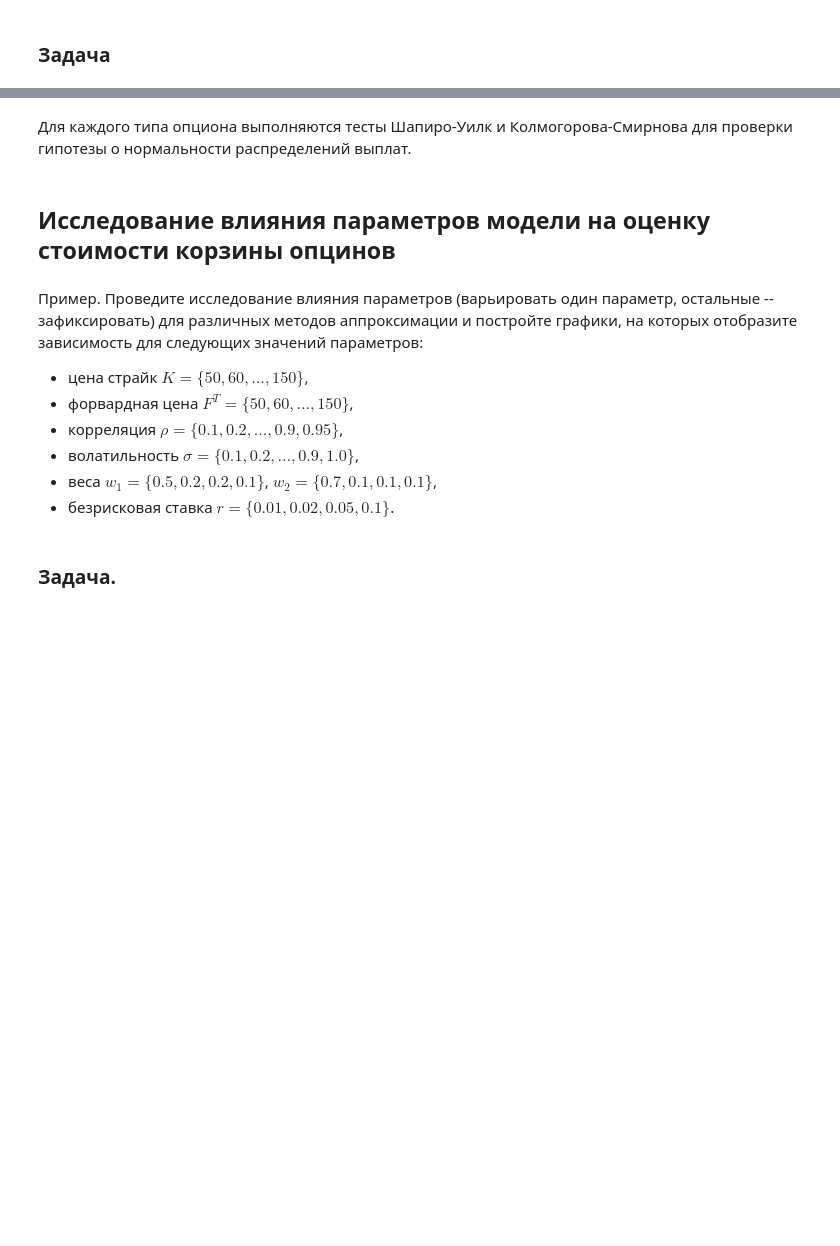
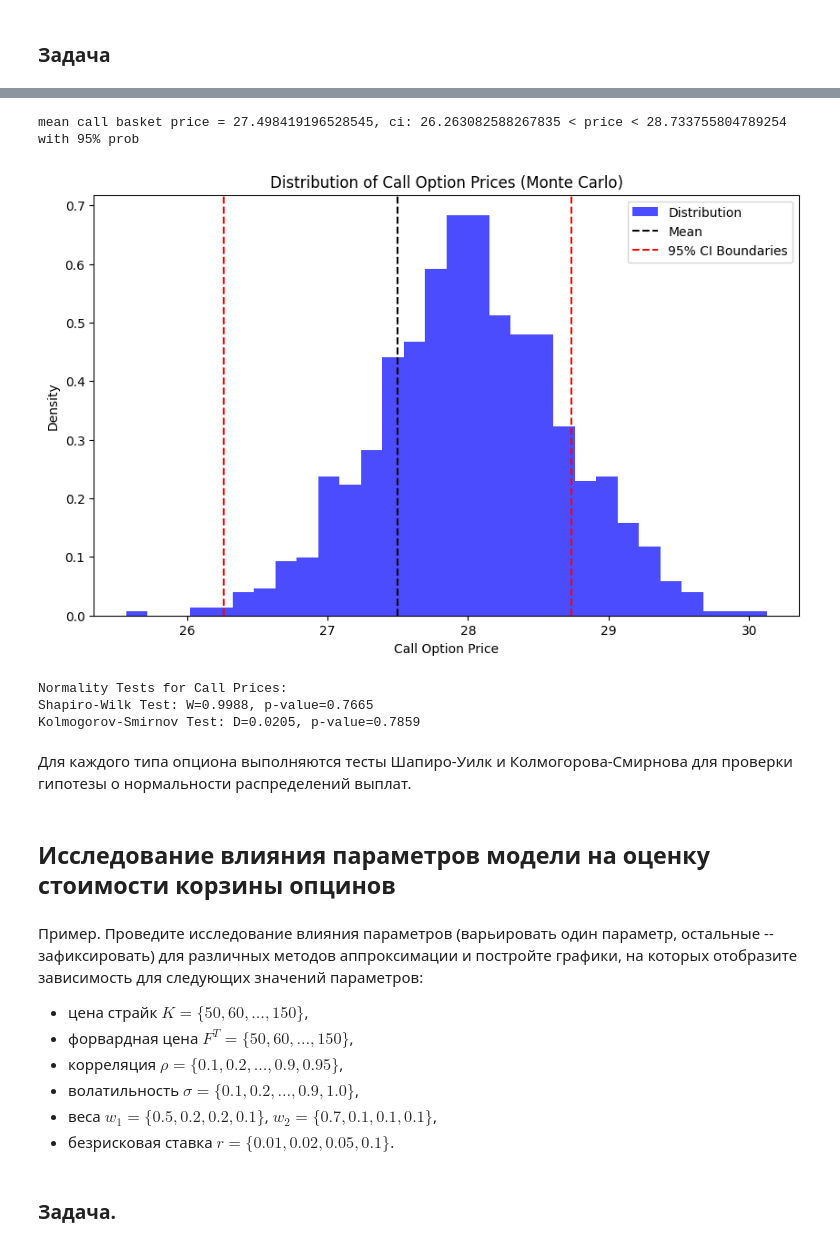
Before and after one commit to vADALVv/Hybrid_and_structural_financial_instruments, a Jupyter notebook: lab_5_GSFP.ipynb, the cells around one changed output, grey strips where cells are left out. Drawn from its saved outputs; the diff is of its cells as text; code cells hidden in the pictures; blank space fills up the shorter version.

```diff
--- a/lab_5_GSFP.ipynb
+++ b/lab_5_GSFP.ipynb
@@ -477,3 +369,75 @@ mean basket price = 37.608497299084796, ci: 37.56316538969251 < price < 37.65382
+# %%
+def MC_basket_call_with_std(S, K, T, w, r, q, rho, sigma, N_mc):
+    n = len(w)
+    COV = sigma.T * rho * sigma
+    W = np.random.multivariate_normal(np.zeros(n), COV, size=N_mc) * np.sqrt(T)
+    B_T = np.zeros(N_mc)
+    for k in range(0, n):
+        B_T += S[k] * np.exp((r - q[k] - sigma[k]**2 / 2) * T + W[:, k]) * w[k]
+    payoff = np.maximum(B_T - K, 0)
+    mean = np.mean(payoff) * np.exp(-r * T)
+    std = np.std(payoff) * np.exp(-r * T)
+    return mean, std
+
+def CI_MC(price, price_std, N_mc):
+    lo = price - norm.ppf(0.975) * price_std / np.sqrt(N_mc)
+    hi = price + norm.ppf(0.975) * price_std / np.sqrt(N_mc)
+    print(f"mean call basket price = {price}, ci: {lo} < price < {hi} with 95% prob")
+    return lo, hi
+
+T = 5
+r = 0
+K = 100
+N = 4
+
+rho0 = 0.5
+rho = np.ones((N, N)) * rho0 + np.diag(np.ones(N)) * (1 - rho0)
+S0 = 100
+S = np.ones(N) * S0
+F = np.ones(N) * S0 * np.exp(r * T)
+w = np.ones(N) / N
+q = np.zeros(N)
+sigma = np.ones(N) * 0.4
+
+N_mc = 10000
+
+# Выполнение моделирования
+MC_call, MC_std = MC_basket_call_with_std(S, K, T, w, r, q, rho, sigma, N_mc)
+CI_lo, CI_hi = CI_MC(MC_call, MC_std, N_mc)
+
+# Генерация данных для гистограммы
+n_simulations = 1000
+call_estimates = []
+for _ in range(n_simulations):
+    mean, _ = MC_basket_call_with_std(S, K, T, w, r, q, rho, sigma, N_mc)
+    call_estimates.append(mean)
+call_estimates = np.array(call_estimates)
+
+# Построение гистограммы
+plt.figure(figsize=(10, 6))
+plt.hist(call_estimates, bins=30, alpha=0.7, color='blue', density=True, label='Distribution')
+plt.axvline(MC_call, color='black', linestyle='--', label='Mean')
+plt.axvline(CI_lo, color='red', linestyle='--', label='95% CI Boundaries')
+plt.axvline(CI_hi, color='red', linestyle='--')
+plt.title("Distribution of Call Option Prices (Monte Carlo)")
+plt.xlabel("Call Option Price")
+plt.ylabel("Density")
+plt.legend()
+plt.show()
+
+# Проверка нормальности
+print("\nNormality Tests for Call Prices:")
+shapiro_test = shapiro(call_estimates)
+kstest_result = kstest(call_estimates, 'norm', args=(np.mean(call_estimates), np.std(call_estimates)))
+
+print(f"Shapiro-Wilk Test: W={shapiro_test[0]:.4f}, p-value={shapiro_test[1]:.4f}")
+print(f"Kolmogorov-Smirnov Test: D={kstest_result[0]:.4f}, p-value={kstest_result[1]:.4f}")
+# %% [output]
+mean call basket price = 27.498419196528545, ci: 26.263082588267835 < price < 28.733755804789254 with 95% prob
+[figure, added]
+Normality Tests for Call Prices:
+Shapiro-Wilk Test: W=0.9988, p-value=0.7665
+Kolmogorov-Smirnov Test: D=0.0205, p-value=0.7859
 # %% [markdown]
 Для каждого типа опциона выполняются тесты Шапиро-Уилк и Колмогорова-Смирнова для проверки гипотезы о нормальности распределений выплат.
 # %% [markdown]
```
Also changed, not shown: parts of 11 cells of this notebook.
